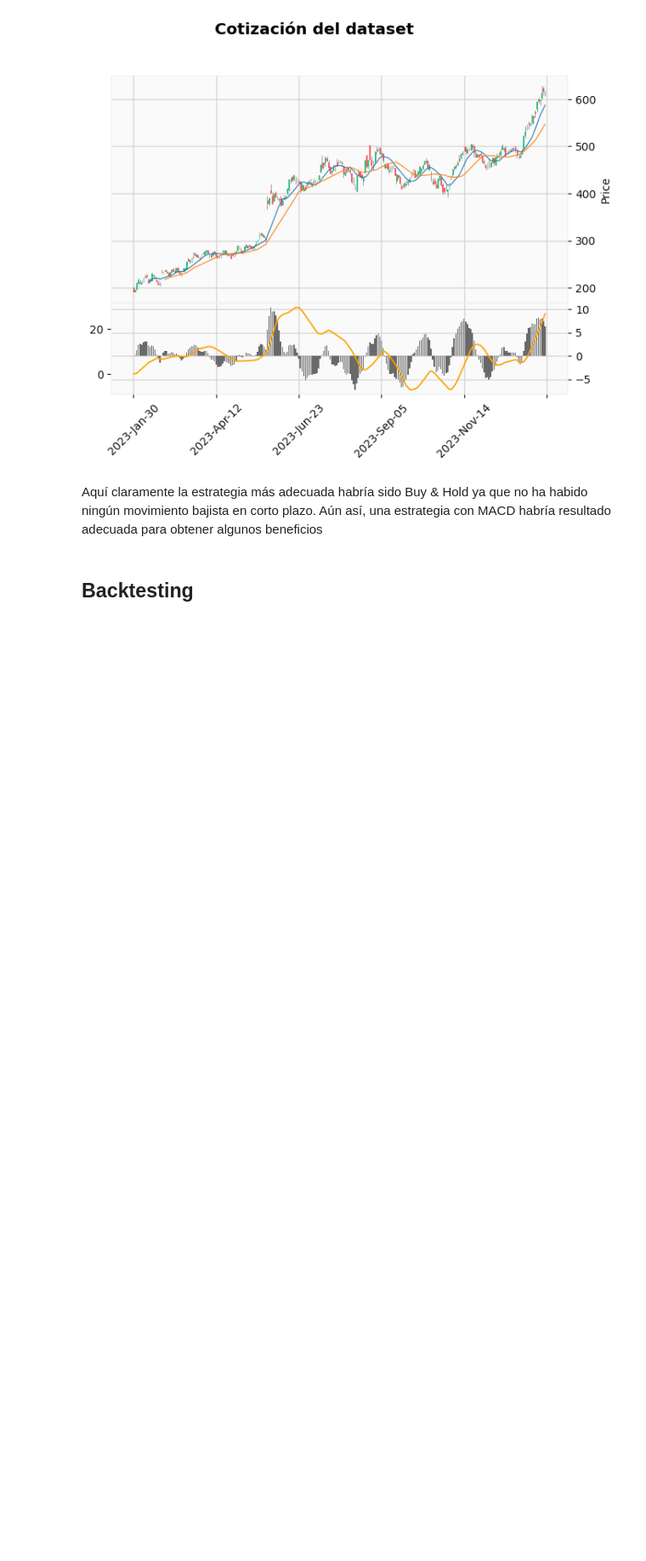
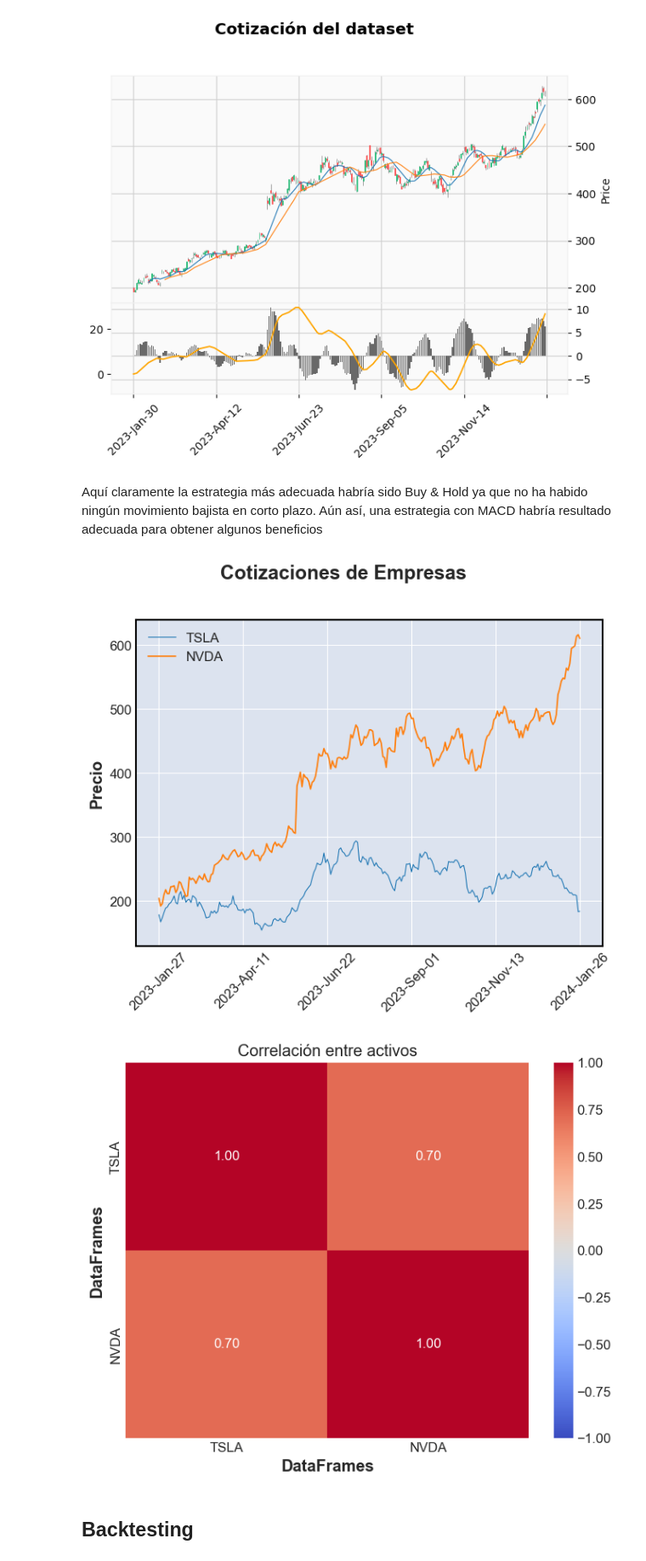
Before and after one commit to LaiqianDS/Stock_Analysis, a Jupyter notebook: Code/test.ipynb, the cells around one changed output. Shown at 85% size. Saved outputs shown, nothing was run; the diff lists cells and outputs as text; code cells hidden in the pictures; blank space fills up the shorter version.

```diff
--- a/Code/test.ipynb
+++ b/Code/test.ipynb
@@ -116,6 +127,11 @@ plot_from(NVIDIA, sma=(10, 20), macd=True)
 [figure]
 # %% [markdown]
 Aquí claramente la estrategia más adecuada habría sido Buy & Hold ya que no ha habido ningún movimiento bajista en corto plazo. Aún así, una estrategia con MACD habría resultado adecuada para obtener algunos beneficios
+# %%
+compare(['TSLA', 'NVDA'])
+# %% [output]
+[figure, added]
+[figure, added]
 # %% [markdown]
 ## Backtesting
 # %%
```
Also changed, not shown: parts of 7 cells of this notebook, 1 other file.
